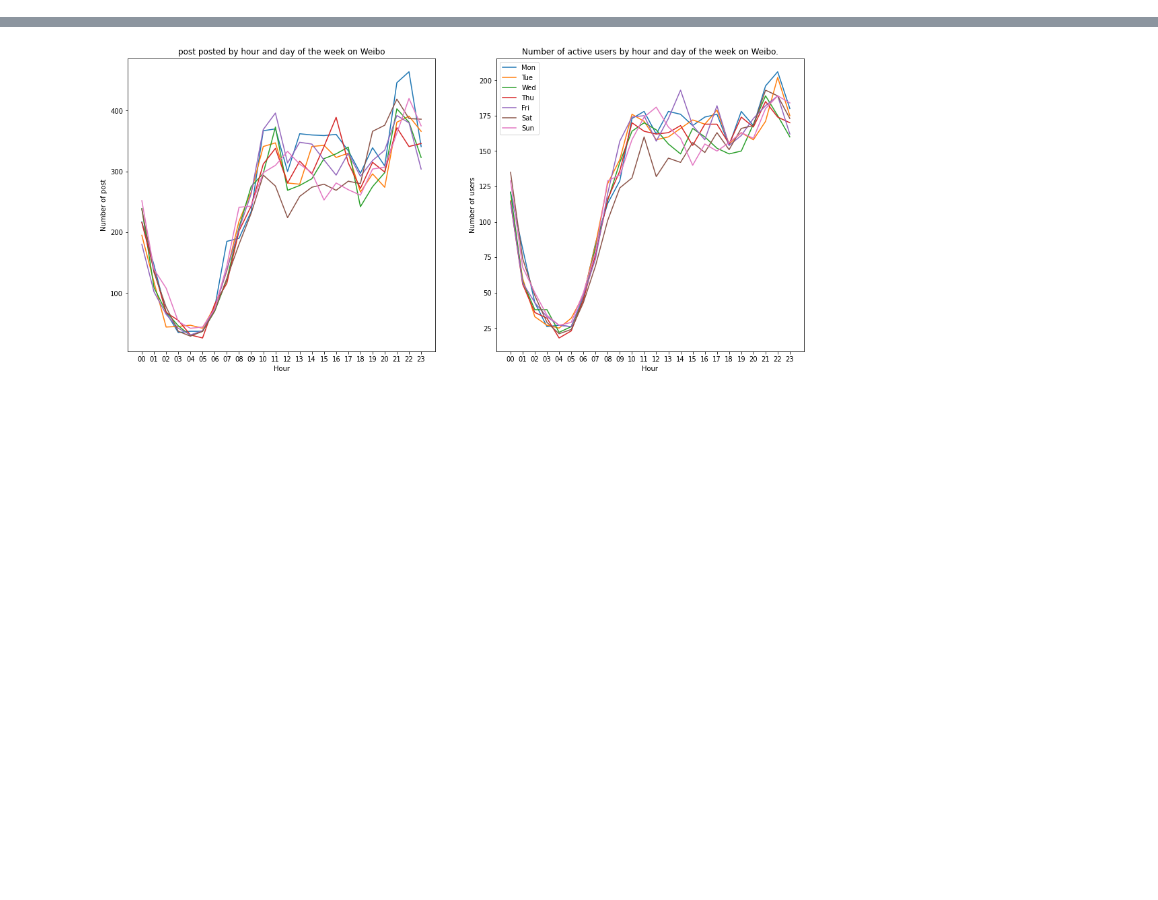
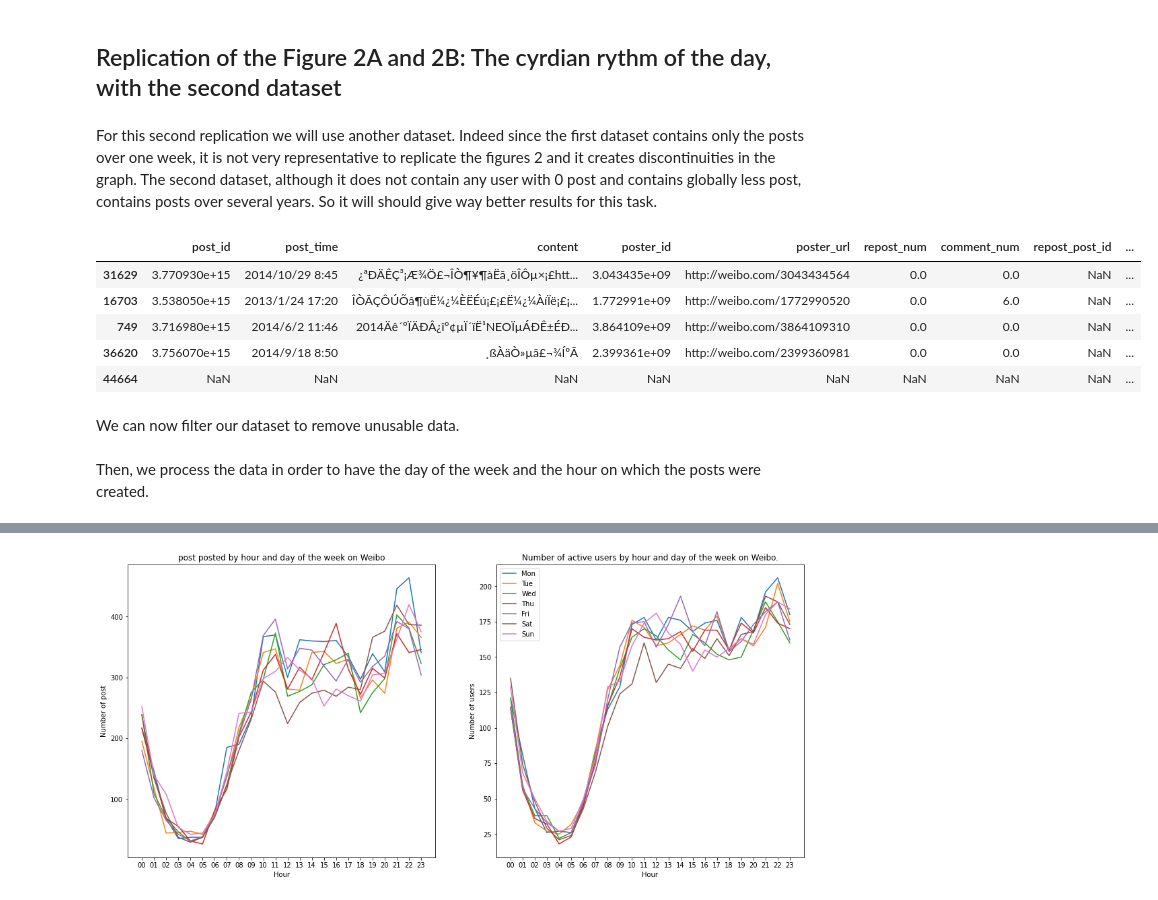
Before and after one commit to epfl-ada/ada-2020-project-milestone-p3-p3_adatada, a Jupyter notebook: Weibo.ipynb, the cells around one changed output, grey strips where cells are left out. Drawn from its saved outputs; the diff is of its cells as text; code cells hidden in the pictures; blank space fills up the shorter version.

```diff
--- a/Weibo.ipynb
+++ b/Weibo.ipynb
@@ -17,0 +95,17 @@ data.sample(5)
+# %% [markdown]
+## Replication of the Figure 2A and 2B: The cyrdian rythm of the day, with the second dataset
+# %% [markdown]
+For this second replication we will use another dataset. Indeed since the first dataset contains only the posts over one week, it is not very representative to replicate the figures 2 and it creates discontinuities in the graph. The second dataset, although it does not contain any user with 0 post and contains globally less post, contains posts over several years. So it will should give way better results for this task.
+# %%
+# First, we import all the post of the users with "latin" encoding to resolve coding problems.
+data_weibo2 = pd.read_csv('user_post.csv', encoding= 'latin')
+data_weibo2.sample(5)
+# %% [output]
+|  | post_id | post_time | content | poster_id | poster_url | repost_num | comment_num | repost_post_id | ... |
+| 31629 | 3.770930e+15 | 2014/10/29 8:45 | ¿ªÐÄÊÇ³¡Æ­¾Ö£¬ÎÒ¶¥¶àËã¸öÎÔµ×¡£htt... | 3.043435e+09 | http://weibo.com/3043434564 | 0.0 | 0.0 | NaN | ... |
+| 16703 | 3.538050e+15 | 2013/1/24 17:20 | ÎÒÃÇÔÚÕâ¶ùË¼¿¼ÈËÉú¡£¡£Ë¼¿¼ÀíÏë¡£¡... | 1.772991e+09 | http://weibo.com/1772990520 | 0.0 | 6.0 | NaN | ... |
+| 749 | 3.716980e+15 | 2014/6/2 11:46 | 2014Äê´ºÏÄÐÂ¿î°¢µÏ´ïË¹NEOÏµÁÐÊ±ÉÐ... | 3.864109e+09 | http://weibo.com/3864109310 | 0.0 | 0.0 | NaN | ... |
+| 36620 | 3.756070e+15 | 2014/9/18 8:50 | ¸ßÀäÒ»µã£¬¾ÍºÃ | 2.399361e+09 | http://weibo.com/2399360981 | 0.0 | 0.0 | NaN | ... |
+| 44664 | NaN | NaN | NaN | NaN | NaN | NaN | NaN | NaN | ... |
+# %% [markdown]
+We can now filter our dataset to remove unusable data.
@@ -18 +115,3 @@ data.sample(5)
+# %% [markdown]
+Then, we process the data in order to have the day of the week and the hour on which the posts were created.
 # %%
```
Also changed, not shown: parts of 30 cells of this notebook.
